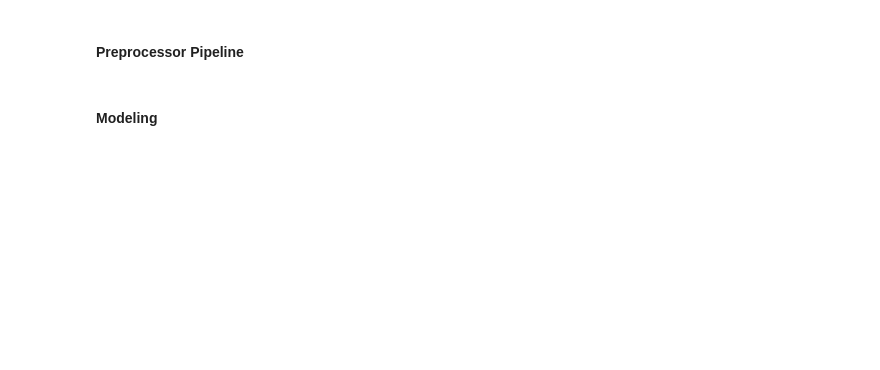
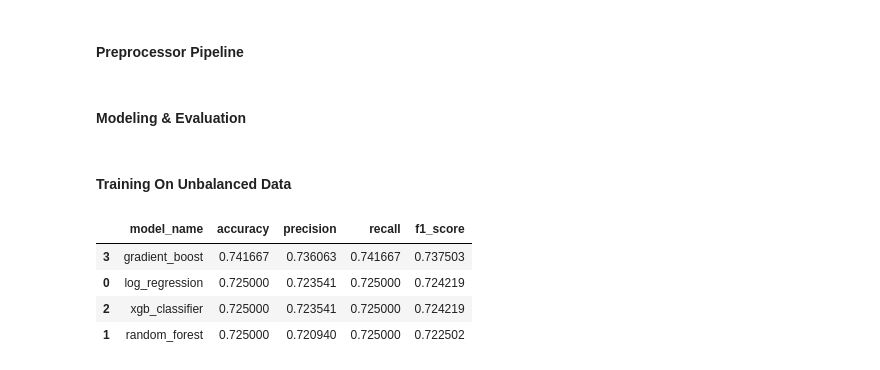
Before and after one commit to adubrightkwartengsnr/P5-Sepsis-Prediction-Embedding-Machine-Learning-Model-In-API, a Jupyter notebook: dev/sepsis_prediction.ipynb, the cells around one changed output. Drawn from its saved outputs; the diff is of its cells as text; code cells hidden in the pictures; blank space fills up the shorter version.

Commit message:
done modeling and evaluation steps

```diff
--- a/dev/sepsis_prediction.ipynb
+++ b/dev/sepsis_prediction.ipynb
@@ -545,9 +553,59 @@ preprocessor = ColumnTransformer(
     )
 )
 # %% [markdown]
-#### Modeling
+#### Modeling & Evaluation
 # %%
 # Create a list of models to use
 models = [
+    ("log_regression",LogisticRegression(random_state=42)),
+    ("random_forest",RandomForestClassifier(random_state=42)),
+    ("xgb_classifier",XGBClassifier()),
+    ("gradient_boost",GradientBoostingClassifier(random_state=42))
+
 
 ]
+# %% [markdown]
+#### Training On Unbalanced Data
+# %%
+
+metrics_table = pd.DataFrame(columns=["model_name","accuracy","precision","recall","f1_score"])
+all_pipelines = {}
+
+# Loop through the models and get the scores
+for model_name, classifier in models:
+    pipeline = Pipeline(
+        steps=[
+        ('preprocessor',preprocessor),
+        ('feature_importance',SelectKBest(mutual_info_classif,k="all")),
+        ('classifier',classifier)
+        ]
+    )
+    # fit train data on pipeline
+    pipeline.fit(X_train,y_train_encoded)
+
+    # predict on test data
+    y_pred = pipeline.predict(X_test)
+
+    # store classification report value in a dictionary
+    metrics = classification_report(y_test_encoded,y_pred,output_dict=True)
+
+    # save individual pipeline to the all pipelines dictionary
+    all_pipelines[model_name] = pipeline
+
+    # Grab values from unbalanced metric table
+    accuracy = metrics["accuracy"]
+    precision = metrics["weighted avg"]["precision"]
+    recall = metrics["weighted avg"]["recall"]
+    f1_score = metrics["weighted avg"]["f1-score"]
+
+    # Grab all the metrics and add them to the metrics table
+    metrics_table.loc[len(metrics_table)] = [model_name,accuracy,precision,recall,f1_score]
+
+# Sort metrics based on F1-score
+metrics_table.sort_values(by="f1_score",ascending=False)
+# %% [output]
+|  | model_name | accuracy | precision | recall | f1_score |
+| 3 | gradient_boost | 0.741667 | 0.736063 | 0.741667 | 0.737503 |
+| 0 | log_regression | 0.725000 | 0.723541 | 0.725000 | 0.724219 |
+| 2 | xgb_classifier | 0.725000 | 0.723541 | 0.725000 | 0.724219 |
+| 1 | random_forest | 0.725000 | 0.720940 | 0.725000 | 0.722502 |
```
Also changed, not shown: parts of 7 cells of this notebook.
